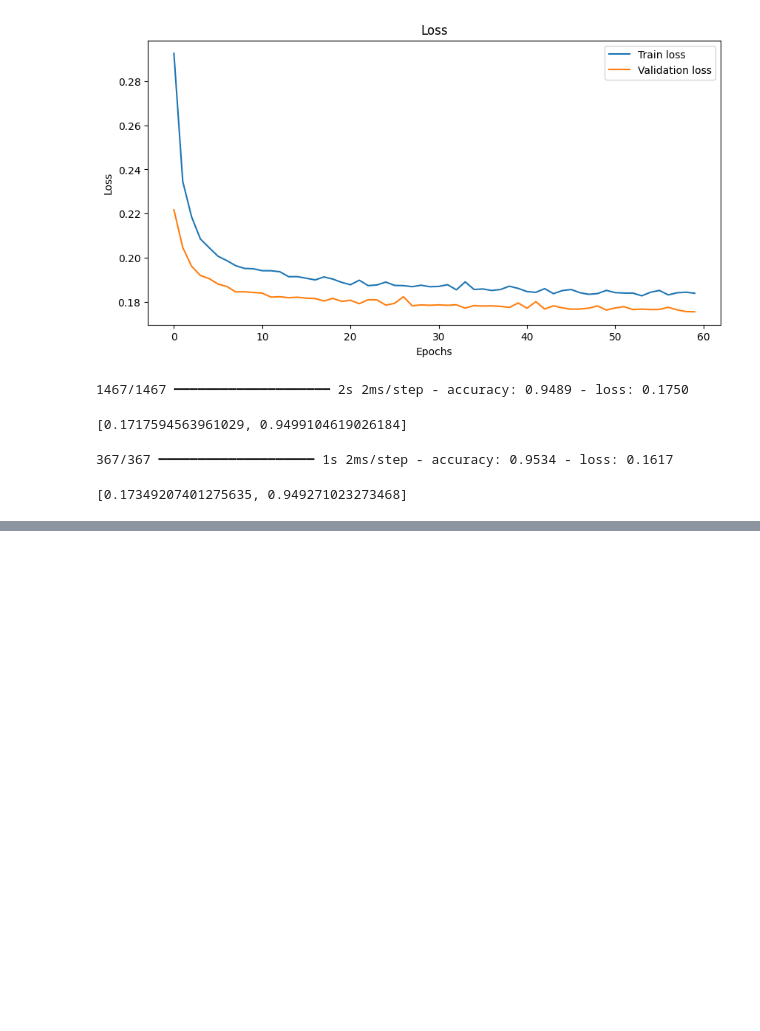
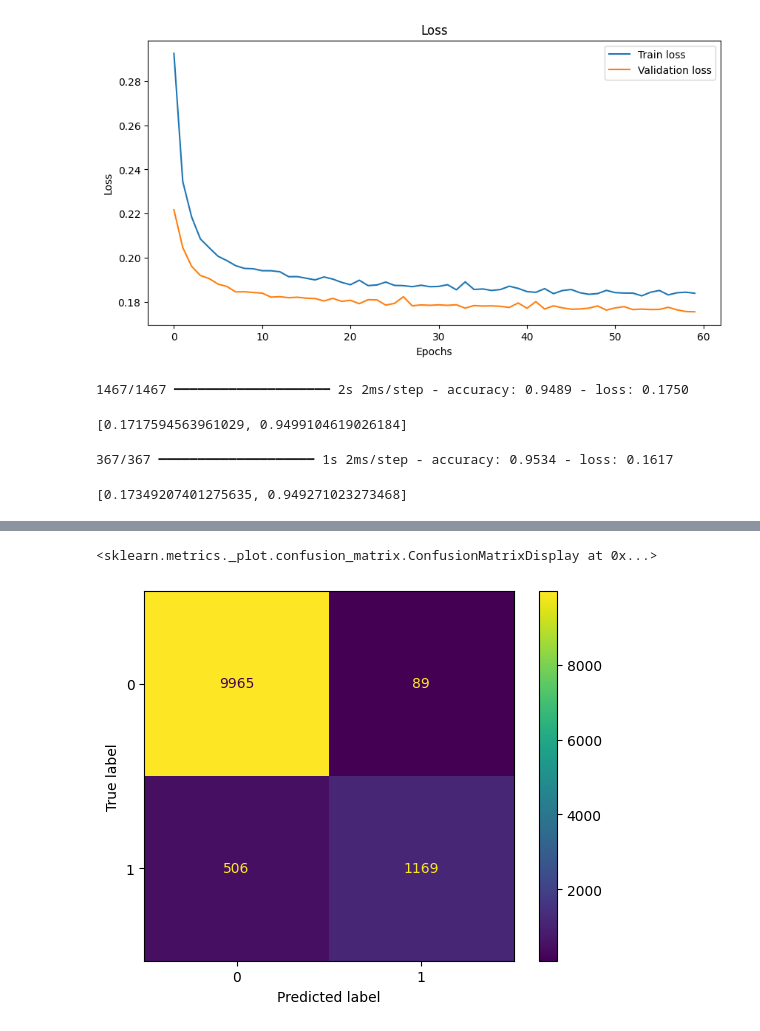
Before and after one commit to ravidas07/DeepLearning, a Jupyter notebook: BinaryClassification.ipynb, the cells around one changed output, grey strips where cells are left out. Drawn from its saved outputs; the diff is of its cells as text; code cells hidden in the pictures; blank space fills up the shorter version.

```diff
--- a/BinaryClassification.ipynb
+++ b/BinaryClassification.ipynb
@@ -203,0 +218,5 @@ model.evaluate(xtest, ytest)
+# %%
+def predict_result(model, x):
+  yprob = model.predict(x)
+  y_pred = [1 if prob >= 0.5 else 0 for prob in yprob]
+  return y_pred, yprob
@@ -203,0 +227,2 @@ model.evaluate(xtest, ytest)
+# %%
+ypred_test, yprob_test = predict_result(model, xtest)
@@ -203,0 +246,5 @@ model.evaluate(xtest, ytest)
+# %%
+ConfusionMatrixDisplay.from_predictions(ytest, ypred_test)
+# %% [output]
+<sklearn.metrics._plot.confusion_matrix.ConfusionMatrixDisplay at 0x...>
+[figure, added]
```
Also changed, not shown: parts of 27 cells of this notebook.
